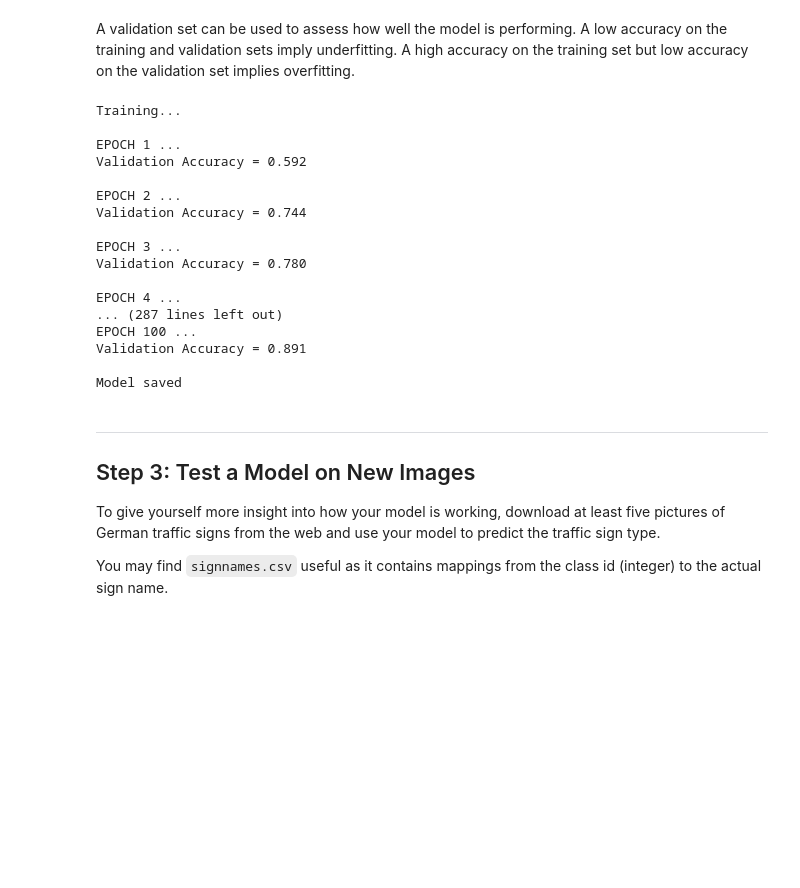
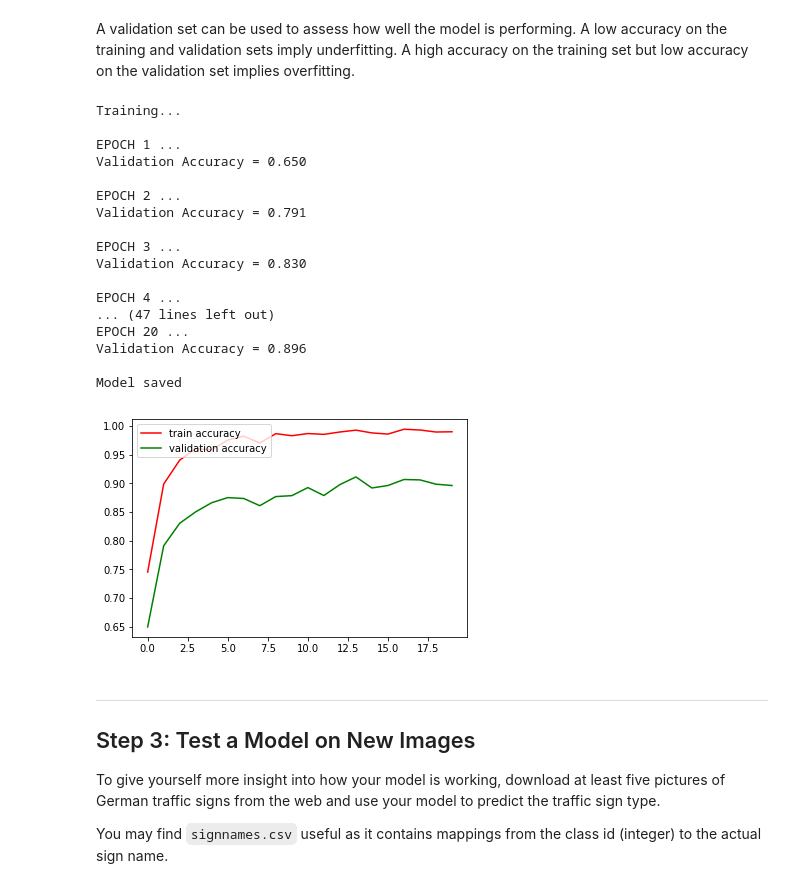
Before and after one commit to clarkli86/CarND-Traffic-Sign-Classifier-Project, a Jupyter notebook: Traffic_Sign_Classifier.ipynb, the cells around one changed output. Saved outputs shown, nothing was run; the diff lists cells and outputs as text; code cells hidden in the pictures; blank space fills up the shorter version.

Commit message:
Plot train/validation accuracy to check for underfit/overfit

```diff
--- a/Traffic_Sign_Classifier.ipynb
+++ b/Traffic_Sign_Classifier.ipynb
@@ -214,7 +218,7 @@ def LeNet(x):
     sigma = 0.1
 
     # TODO: Layer 1: Convolutional. Input = 32x32x3. Output = 28x28x6.
-    weights_c1 = tf.Variable(tf.truncated_normal([5, 5, 3, 6], mean=mu, stddev=sigma))
+    weights_c1 = tf.Variable(tf.truncated_normal([5, 5, NUM_CHANNELS, 6], mean=mu, stddev=sigma))
     biases_c1 = tf.Variable(tf.zeros((6)))
     strides_c1 = [1, 1, 1, 1]
     padding_c1 = 'VALID'
@@ -268,7 +272,7 @@ def LeNet(x):
 import tensorflow as tf
 
 # Define Model inout/output
-x = tf.placeholder(tf.float32, (None, 32, 32, 3))
+x = tf.placeholder(tf.float32, (None, 32, 32, NUM_CHANNELS))
 y = tf.placeholder(tf.int32, (None))
 one_hot_y = tf.one_hot(y, 43)
 
@@ -285,7 +289,7 @@ training_operation = optimizer.minimize(loss_operation)
 correct_prediction = tf.equal(tf.argmax(logits, 1), tf.argmax(one_hot_y, 1))
 accuracy_operation = tf.reduce_mean(tf.cast(correct_prediction, tf.float32))
 saver = tf.train.Saver()
-EPOCHS = 100
+EPOCHS = 20
 BATCH_SIZE = 128
 
 def evaluate(X_data, y_data):
@@ -310,10 +314,17 @@ sets imply underfitting. A high accuracy on the training set but low accuracy on
 ### Feel free to use as many code cells as needed.
 from sklearn.utils import shuffle
 
-X_train = train['features']
+if GRAY_SCALE:
+    X_train = train['features_grayscale']
+    X_validation = valid['features_grayscale']
+else:
+    X_train = train['features']
+    X_validation = valid['features']
 y_train = train['labels']
-X_validation = valid['features']
 y_validation = valid['labels']
+
+train_accuracies = []
+validation_accuracies = []
 
 with tf.Session() as sess:
     sess.run(tf.global_variables_initializer())
@@ -328,7 +339,10 @@ with tf.Session() as sess:
             batch_x, batch_y = X_train[offset:end], y_train[offset:end]
             sess.run(training_operation, feed_dict={x: batch_x, y: batch_y})
 
+        train_accuracy = evaluate(X_train, y_train)
+        train_accuracies.append(train_accuracy)
         validation_accuracy = evaluate(X_validation, y_validation)
+        validation_accuracies.append(validation_accuracy)
         print("EPOCH {} ...".format(i+1))
         print("Validation Accuracy = {:.3f}".format(validation_accuracy))
         print()
@@ -339,20 +353,30 @@ with tf.Session() as sess:
 Training...
 
 EPOCH 1 ...
-Validation Accuracy = 0.592
+Validation Accuracy = 0.650
 
 EPOCH 2 ...
-Validation Accuracy = 0.744
+Validation Accuracy = 0.791
 
 EPOCH 3 ...
-Validation Accuracy = 0.780
+Validation Accuracy = 0.830
 
 EPOCH 4 ...
-... (287 lines left out)
-EPOCH 100 ...
-Validation Accuracy = 0.891
+... (47 lines left out)
+EPOCH 20 ...
+Validation Accuracy = 0.896
 
 Model saved
+# %%
+# Plot train accuracies and validation accuracies. Check for underfit or overfit
+plt.figure()
+plt.gca().set_color_cycle(['red', 'green'])
+plt.plot(train_accuracies)
+plt.plot(validation_accuracies)
+plt.legend(['train accuracy', 'validation accuracy'], loc='upper left')
+plt.show()
+# %% [output]
+[figure, added]
 # %% [markdown]
 ---
 
```
Also changed, not shown: parts of 2 cells of this notebook.
